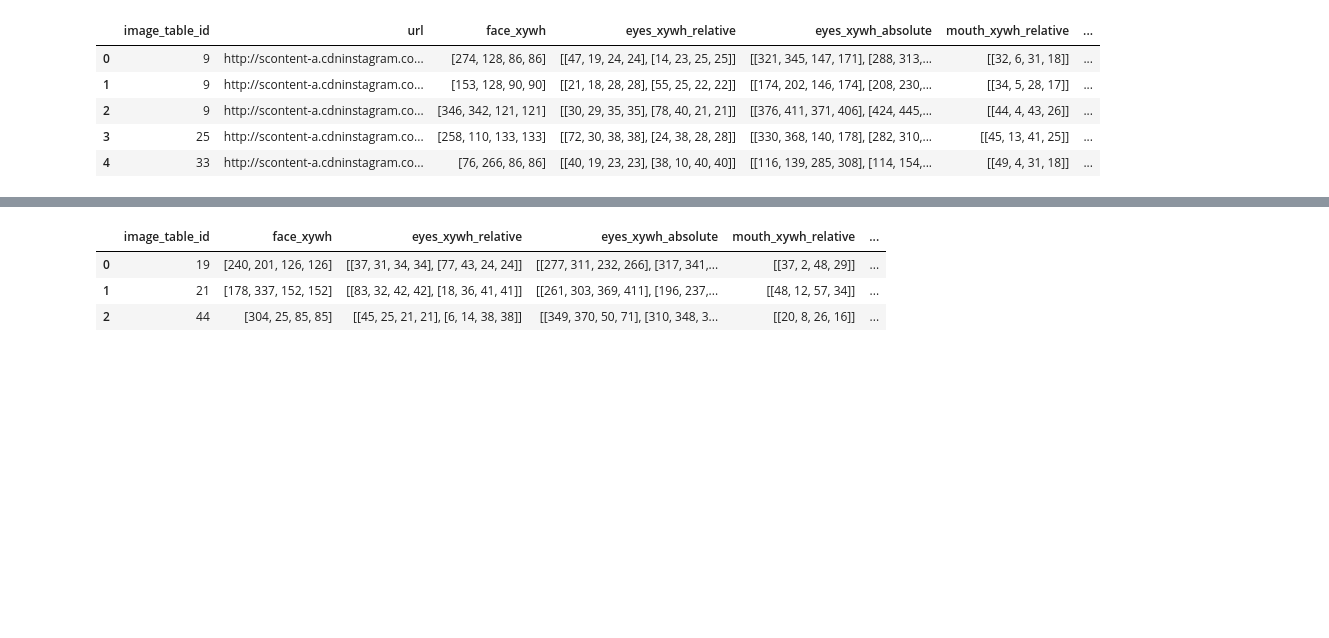
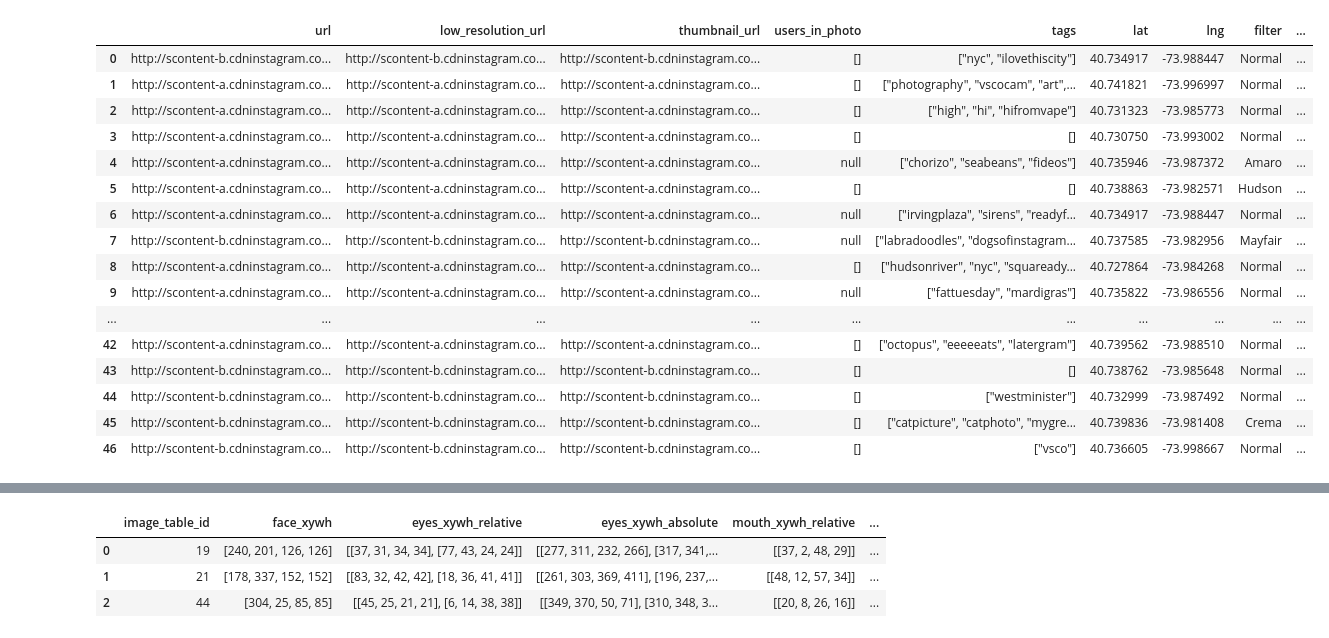
Before and after one commit to andrewjtimmons/selfieexpression, a Jupyter notebook: 4th test db to df.ipynb, the cells around one changed output, grey strips where cells are left out. Drawn from its saved outputs; the diff is of its cells as text; code cells hidden in the pictures; blank space fills up the shorter version.

```diff
--- a/4th test db to df.ipynb
+++ b/4th test db to df.ipynb
@@ -21,15 +21,26 @@ def create_opencv_image_from_url(url, cv2_img_flag=0):
 conn = sqlite3.connect("face.db")
 c = conn.cursor()
 # %%
-df = pd.read_sql("SELECT * from faces", conn)
+df = pd.read_sql("SELECT * from images_to_get", conn)
 df
 # %% [output]
-|  | image_table_id | url | face_xywh | eyes_xywh_relative | eyes_xywh_absolute | mouth_xywh_relative | ... |
-| 0 | 9 | http://scontent-a.cdninstagram.co... | [274, 128, 86, 86] | [[47, 19, 24, 24], [14, 23, 25, 25]] | [[321, 345, 147, 171], [288, 313,... | [[32, 6, 31, 18]] | ... |
-| 1 | 9 | http://scontent-a.cdninstagram.co... | [153, 128, 90, 90] | [[21, 18, 28, 28], [55, 25, 22, 22]] | [[174, 202, 146, 174], [208, 230,... | [[34, 5, 28, 17]] | ... |
-| 2 | 9 | http://scontent-a.cdninstagram.co... | [346, 342, 121, 121] | [[30, 29, 35, 35], [78, 40, 21, 21]] | [[376, 411, 371, 406], [424, 445,... | [[44, 4, 43, 26]] | ... |
-| 3 | 25 | http://scontent-a.cdninstagram.co... | [258, 110, 133, 133] | [[72, 30, 38, 38], [24, 38, 28, 28]] | [[330, 368, 140, 178], [282, 310,... | [[45, 13, 41, 25]] | ... |
-| 4 | 33 | http://scontent-a.cdninstagram.co... | [76, 266, 86, 86] | [[40, 19, 23, 23], [38, 10, 40, 40]] | [[116, 139, 285, 308], [114, 154,... | [[49, 4, 31, 18]] | ... |
+|  | url | low_resolution_url | thumbnail_url | users_in_photo | tags | lat | lng | filter | ... |
+| 0 | http://scontent-b.cdninstagram.co... | http://scontent-b.cdninstagram.co... | http://scontent-b.cdninstagram.co... | [] | ["nyc", "ilovethiscity"] | 40.734917 | -73.988447 | Normal | ... |
+| 1 | http://scontent-a.cdninstagram.co... | http://scontent-a.cdninstagram.co... | http://scontent-a.cdninstagram.co... | [] | ["photography", "vscocam", "art",... | 40.741821 | -73.996997 | Normal | ... |
+| 2 | http://scontent-a.cdninstagram.co... | http://scontent-a.cdninstagram.co... | http://scontent-a.cdninstagram.co... | [] | ["high", "hi", "hifromvape"] | 40.731323 | -73.985773 | Normal | ... |
+| 3 | http://scontent-a.cdninstagram.co... | http://scontent-a.cdninstagram.co... | http://scontent-a.cdninstagram.co... | [] | [] | 40.730750 | -73.993002 | Normal | ... |
+| 4 | http://scontent-a.cdninstagram.co... | http://scontent-a.cdninstagram.co... | http://scontent-a.cdninstagram.co... | null | ["chorizo", "seabeans", "fideos"] | 40.735946 | -73.987372 | Amaro | ... |
+| 5 | http://scontent-a.cdninstagram.co... | http://scontent-a.cdninstagram.co... | http://scontent-a.cdninstagram.co... | [] | [] | 40.738863 | -73.982571 | Hudson | ... |
+| 6 | http://scontent-a.cdninstagram.co... | http://scontent-a.cdninstagram.co... | http://scontent-a.cdninstagram.co... | null | ["irvingplaza", "sirens", "readyf... | 40.734917 | -73.988447 | Normal | ... |
+| 7 | http://scontent-b.cdninstagram.co... | http://scontent-b.cdninstagram.co... | http://scontent-b.cdninstagram.co... | null | ["labradoodles", "dogsofinstagram... | 40.737585 | -73.982956 | Mayfair | ... |
+| 8 | http://scontent-a.cdninstagram.co... | http://scontent-a.cdninstagram.co... | http://scontent-a.cdninstagram.co... | [] | ["hudsonriver", "nyc", "squaready... | 40.727864 | -73.984268 | Normal | ... |
+| 9 | http://scontent-a.cdninstagram.co... | http://scontent-a.cdninstagram.co... | http://scontent-a.cdninstagram.co... | null | ["fattuesday", "mardigras"] | 40.735822 | -73.986556 | Normal | ... |
+| ... | ... | ... | ... | ... | ... | ... | ... | ... | ... |
+| 42 | http://scontent-a.cdninstagram.co... | http://scontent-a.cdninstagram.co... | http://scontent-a.cdninstagram.co... | [] | ["octopus", "eeeeeats", "latergram"] | 40.739562 | -73.988510 | Normal | ... |
+| 43 | http://scontent-b.cdninstagram.co... | http://scontent-b.cdninstagram.co... | http://scontent-b.cdninstagram.co... | [] | [] | 40.738762 | -73.985648 | Normal | ... |
+| 44 | http://scontent-b.cdninstagram.co... | http://scontent-b.cdninstagram.co... | http://scontent-b.cdninstagram.co... | [] | ["westminister"] | 40.732999 | -73.987492 | Normal | ... |
+| 45 | http://scontent-b.cdninstagram.co... | http://scontent-b.cdninstagram.co... | http://scontent-b.cdninstagram.co... | [] | ["catpicture", "catphoto", "mygre... | 40.739836 | -73.981408 | Crema | ... |
+| 46 | http://scontent-b.cdninstagram.co... | http://scontent-b.cdninstagram.co... | http://scontent-b.cdninstagram.co... | [] | ["vsco"] | 40.736605 | -73.998667 | Normal | ... |
 # %%
 imgURL = df.loc[2, 'url']
 img = create_opencv_image_from_url(imgURL, cv2_img_flag=1)
```
Also changed, not shown: 3 other files.
